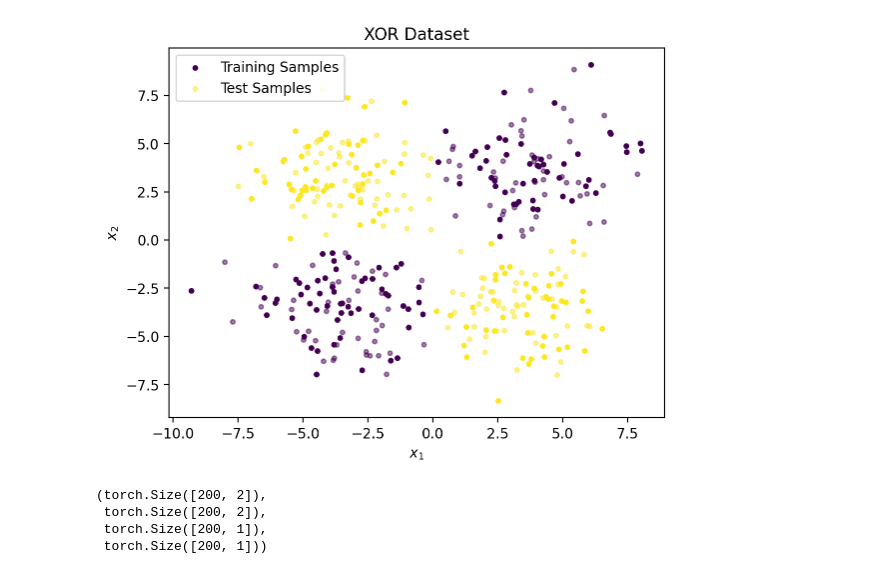
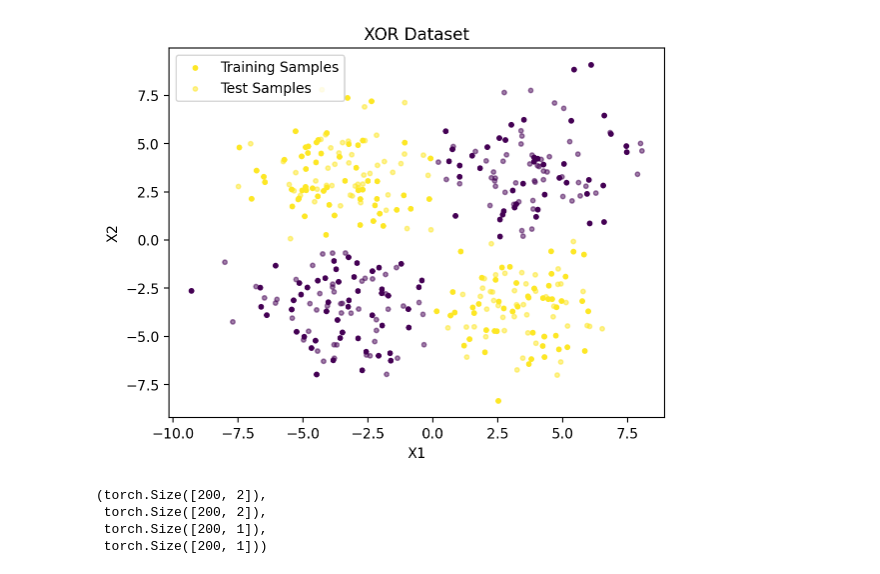
Before and after one commit to VenkatReddybathuni/ES335-Assignment-3, a Jupyter notebook: Question2.ipynb, the cells around one changed output. Drawn from its saved outputs; the diff is of its cells as text; code cells hidden in the pictures.

```diff
--- a/Question2.ipynb
+++ b/Question2.ipynb
@@ -15,20 +15,20 @@ def generate_xor_dataset(size):
     centers = [[-3.5, 3.5], [-3.5, -3.5], [3.5, -3.5], [3.5, 3.5]]
     X, _ = make_blobs(n_samples = size, centers = centers, n_features = 2, random_state = 13, cluster_std = 1.8)
     X = torch.FloatTensor(X)
-    y = (X[:, 0] > 0) ^ (X[:, 1] > 0)
+    y = (X[:, 0] > 0) != (X[:, 1] > 0)
     return X, y.float().view(-1, 1)
 # %%
 X, y = generate_xor_dataset(400)
 X_train, X_test, y_train, y_test = train_test_split(X, y, test_size = 0.5)
 plt.scatter(X_train[:, 0], X_train[:, 1], c = y_train, cmap = "viridis", s = 10, label = "Training Samples")
 plt.scatter(X_test[:, 0], X_test[:, 1], c = y_test, cmap = "viridis", s = 10, label = "Test Samples", alpha = 0.5)
-plt.xlabel(r"$x_1$")
-plt.ylabel(r"$x_2$")
+plt.xlabel("X1")
+plt.ylabel("X2")
 plt.title("XOR Dataset")
 plt.legend()
 plt.show()
 # %% [output]
-[figure, old version]
+[figure, new version]
 # %%
 X_train.shape, X_test.shape, y_train.shape, y_test.shape
 # %% [output]
```
Also changed, not shown: parts of 8 cells of this notebook.
